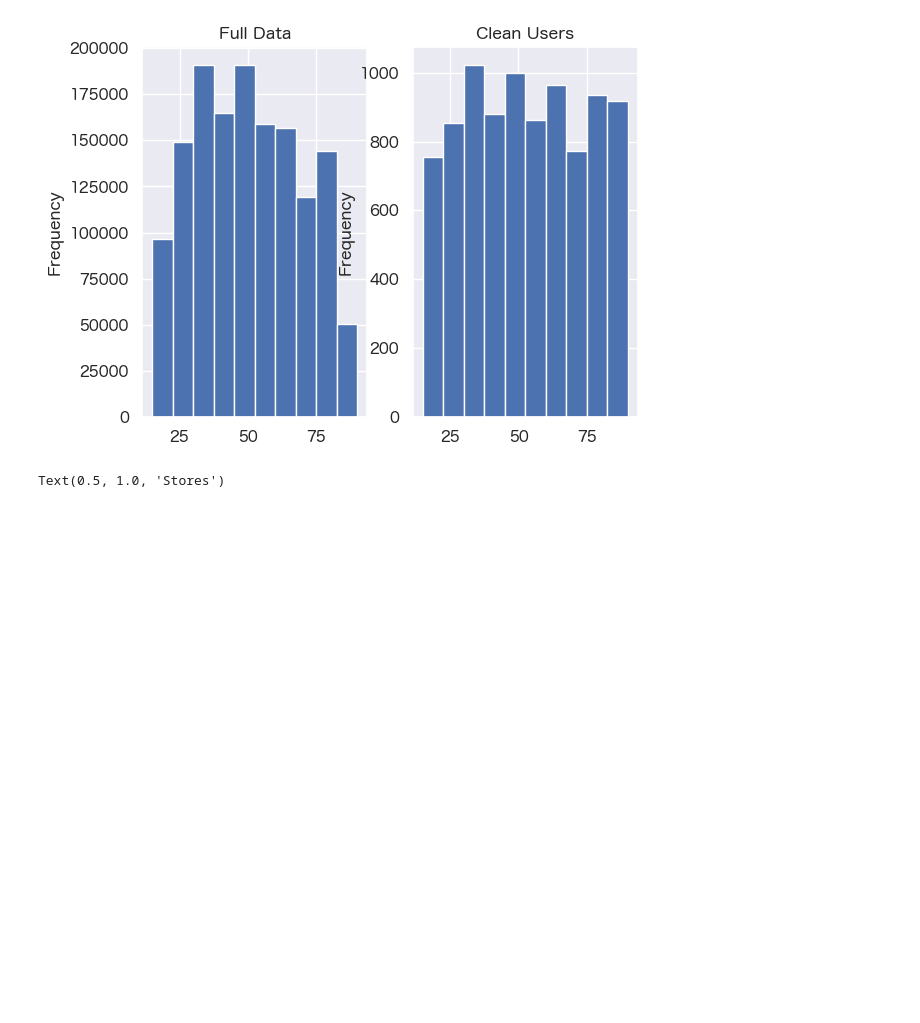
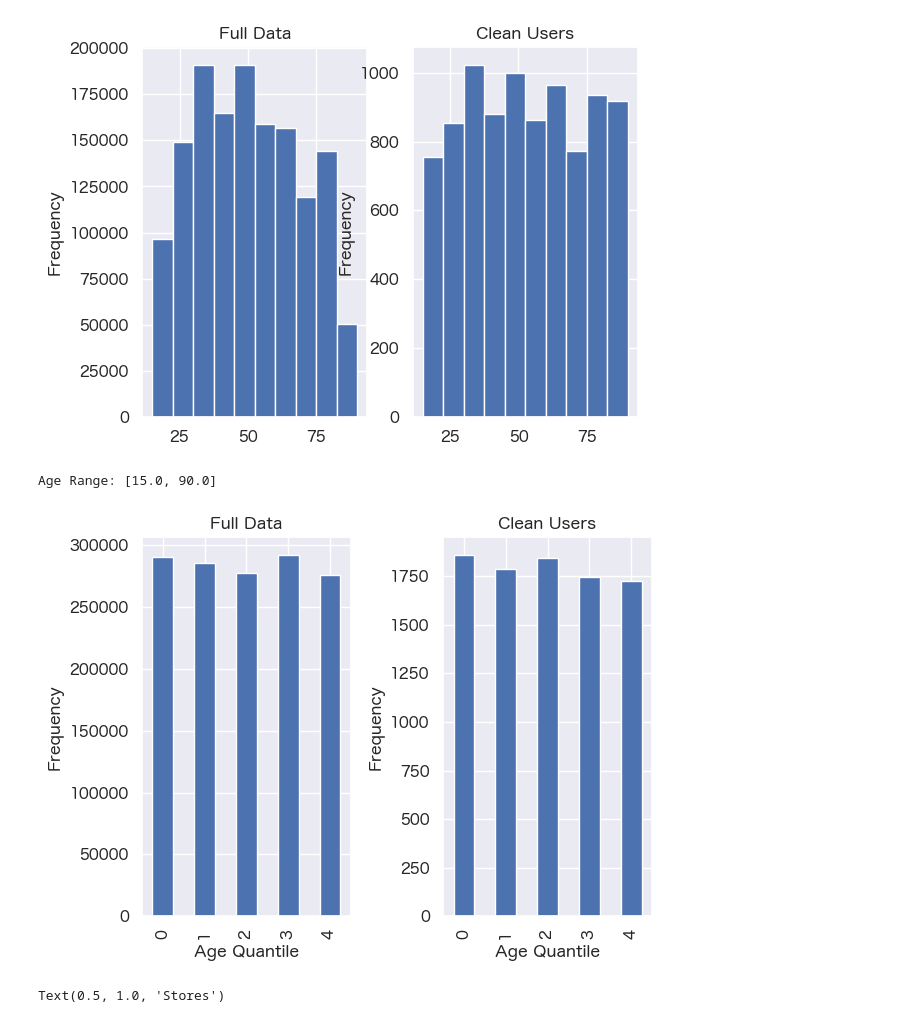
Before and after one commit to egpivo/gmv-forecaster, a Jupyter notebook: notebooks/exploratory_data_analysis.ipynb, the cells around one changed output. Saved outputs shown, nothing was run; the diff lists cells and outputs as text; code cells hidden in the pictures; blank space fills up the shorter version.

```diff
--- a/notebooks/exploratory_data_analysis.ipynb
+++ b/notebooks/exploratory_data_analysis.ipynb
@@ -185,6 +184,35 @@ print(f"Age Range: [{min(clean_users_pdf.age)}, {max(clean_users_pdf.age)}]")
 # %% [output]
 Age Range: [15.0, 90.0]
 [figure]
+# %%
+# Define the number of quantiles
+num_quantiles = 5  # You can adjust this value as needed
+
+# Split age into quantiles and create age labels
+full_data_pdf['age_label'] = pd.qcut(full_data_pdf['age'], num_quantiles, labels=False)
+clean_users_pdf['age_label'] = pd.qcut(clean_users_pdf['age'], num_quantiles, labels=False)
+
+# Plot histograms with age labels
+fig, axes = plt.subplots(nrows=1, ncols=2)
+
+full_data_pdf['age_label'].value_counts().sort_index().plot(kind='bar', ax=axes[0])
+axes[0].set_title('Full Data')
+axes[0].set_xlabel('Age Quantile')
+axes[0].set_ylabel('Frequency')
+
+clean_users_pdf['age_label'].value_counts().sort_index().plot(kind='bar', ax=axes[1])
+axes[1].set_title('Clean Users')
+axes[1].set_xlabel('Age Quantile')
+axes[1].set_ylabel('Frequency')
+
+# Show the age range for clean users
+print(f"Age Range: [{min(clean_users_pdf.age)}, {max(clean_users_pdf.age)}]")
+
+plt.tight_layout()
+plt.show()
+# %% [output]
+Age Range: [15.0, 90.0]
+[figure, added]
 # %%
 fig, axes = plt.subplots(nrows=1, ncols=2)
 
```
Also changed, not shown: parts of 8 cells of this notebook, 4 other files.
